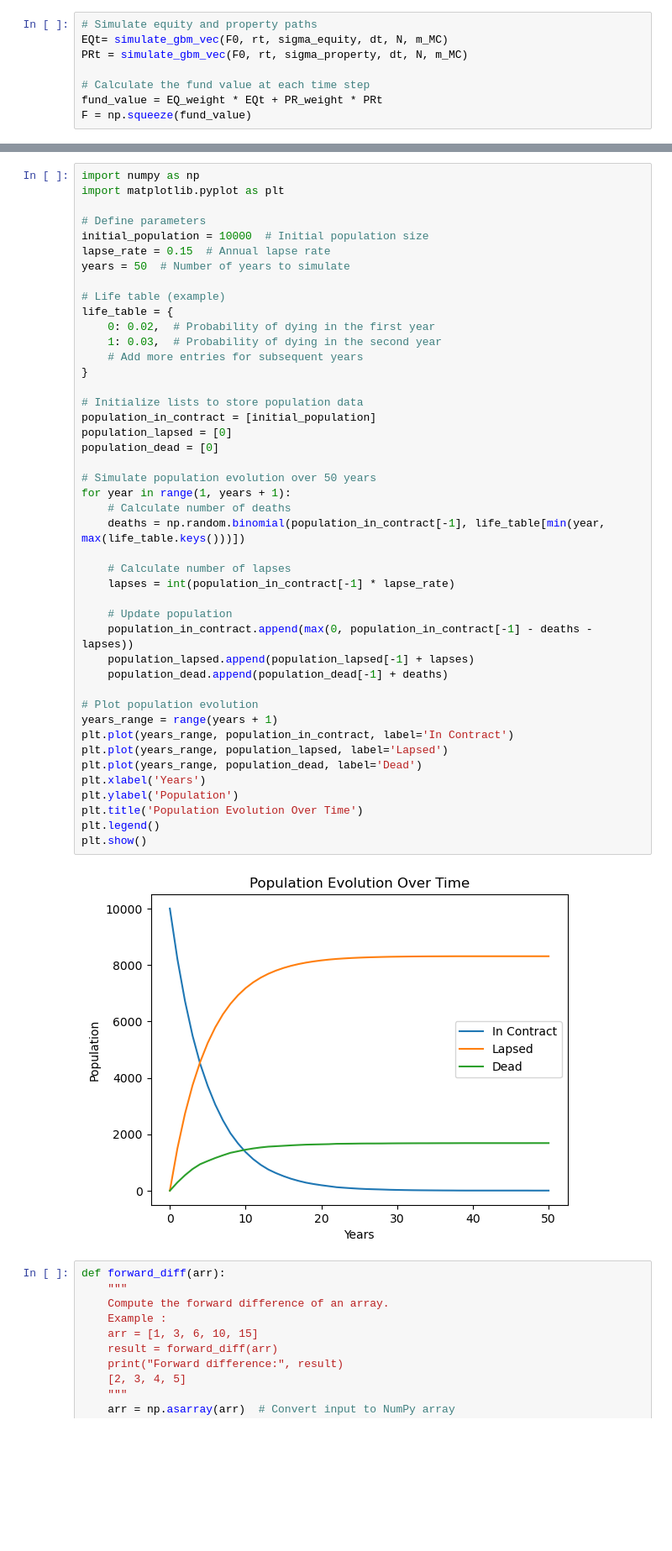
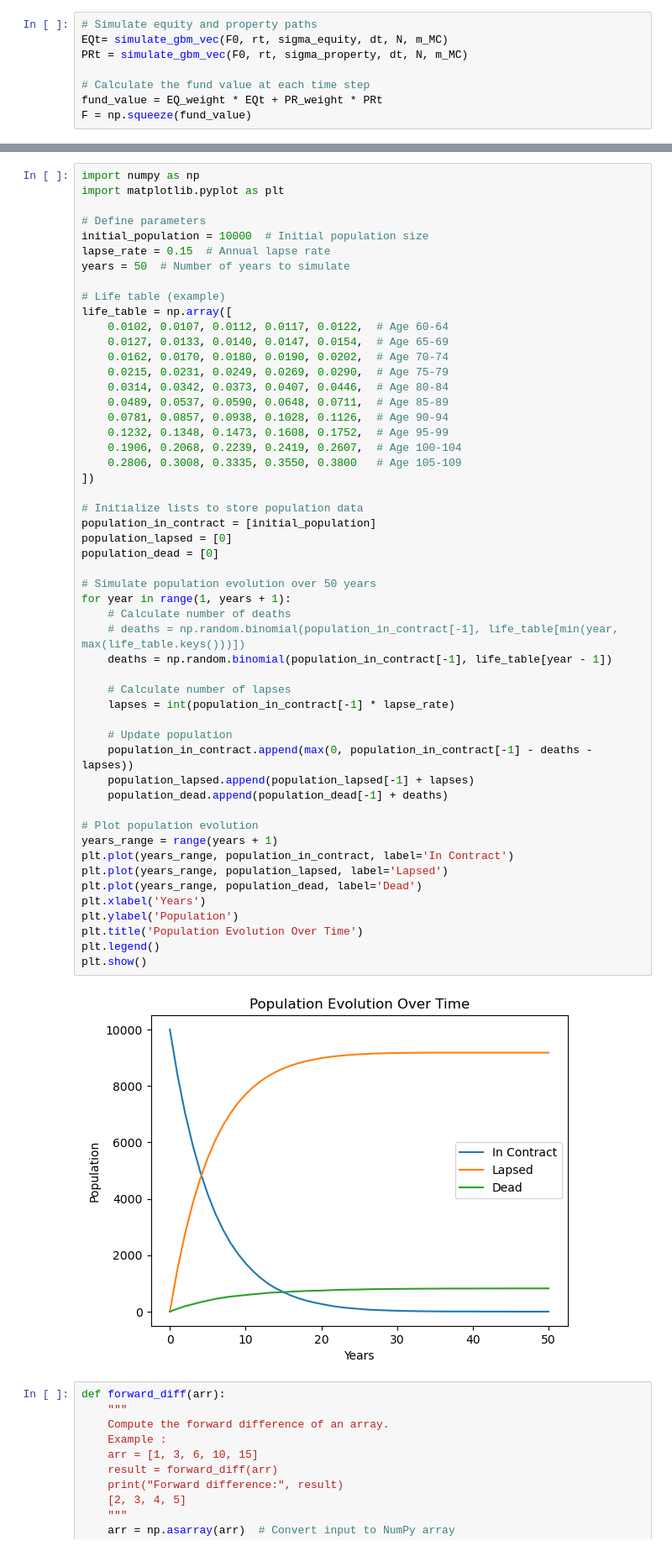
Before and after one commit to NoeDebrois/MSc-Mathematical-Engineering, a Jupyter notebook: Courses/Insurance and Econometrics/Merge_Assets_Liabilities_2.ipynb, the cells around one changed output, grey strips where cells are left out. Shown at 84% size. Saved outputs shown, nothing was run; the diff lists cells and outputs as text; blank space fills up the shorter version.

```diff
--- a/Courses/Insurance and Econometrics/Merge_Assets_Liabilities_2.ipynb
+++ b/Courses/Insurance and Econometrics/Merge_Assets_Liabilities_2.ipynb
@@ -77,42 +77,50 @@ lapse_rate = 0.15  # Annual lapse rate
 years = 50  # Number of years to simulate
 
 # Life table (example)
-life_table = {
-    0: 0.02,  # Probability of dying in the first year
-    1: 0.03,  # Probability of dying in the second year
-    # Add more entries for subsequent years
-}
+life_table = np.array([
+    0.0102, 0.0107, 0.0112, 0.0117, 0.0122,  # Age 60-64
+    0.0127, 0.0133, 0.0140, 0.0147, 0.0154,  # Age 65-69
+    0.0162, 0.0170, 0.0180, 0.0190, 0.0202,  # Age 70-74
+    0.0215, 0.0231, 0.0249, 0.0269, 0.0290,  # Age 75-79
+    0.0314, 0.0342, 0.0373, 0.0407, 0.0446,  # Age 80-84
+    0.0489, 0.0537, 0.0590, 0.0648, 0.0711,  # Age 85-89
+    0.0781, 0.0857, 0.0938, 0.1028, 0.1126,  # Age 90-94
+    0.1232, 0.1348, 0.1473, 0.1608, 0.1752,  # Age 95-99
+    0.1906, 0.2068, 0.2239, 0.2419, 0.2607,  # Age 100-104
+    0.2806, 0.3008, 0.3335, 0.3550, 0.3800   # Age 105-109
+])
 
 # Initialize lists to store population data
 population_in_contract = [initial_population]
 population_lapsed = [0]
 population_dead = [0]
 
 # Simulate population evolution over 50 years
 for year in range(1, years + 1):
     # Calculate number of deaths
-    deaths = np.random.binomial(population_in_contract[-1], life_table[min(year, max(life_table.keys()))])
+    # deaths = np.random.binomial(population_in_contract[-1], life_table[min(year, max(life_table.keys()))])
+    deaths = np.random.binomial(population_in_contract[-1], life_table[year - 1])
 
     # Calculate number of lapses
     lapses = int(population_in_contract[-1] * lapse_rate)
 
     # Update population
     population_in_contract.append(max(0, population_in_contract[-1] - deaths - lapses))
     population_lapsed.append(population_lapsed[-1] + lapses)
     population_dead.append(population_dead[-1] + deaths)
 
 # Plot population evolution
 years_range = range(years + 1)
 plt.plot(years_range, population_in_contract, label='In Contract')
 plt.plot(years_range, population_lapsed, label='Lapsed')
 plt.plot(years_range, population_dead, label='Dead')
 plt.xlabel('Years')
 plt.ylabel('Population')
 plt.title('Population Evolution Over Time')
 plt.legend()
 plt.show()
 # %% [output]
-[figure, old version]
+[figure, new version]
 # %%
 def forward_diff(arr):
     """
```
Also changed, not shown: parts of 7 cells of this notebook.
